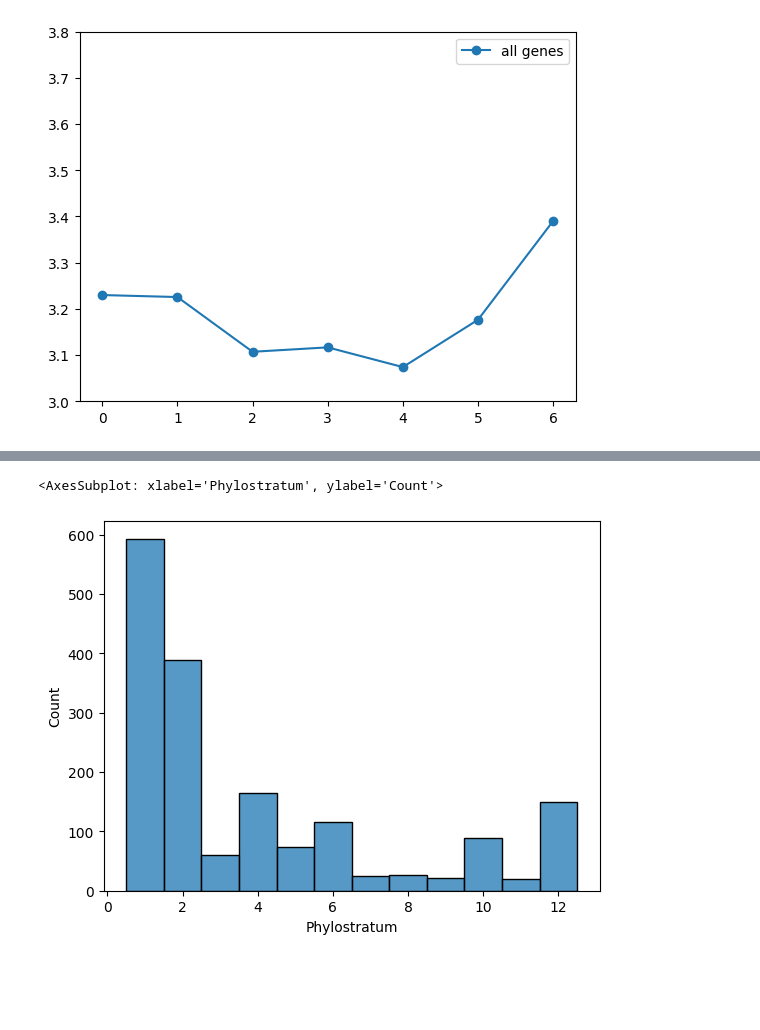
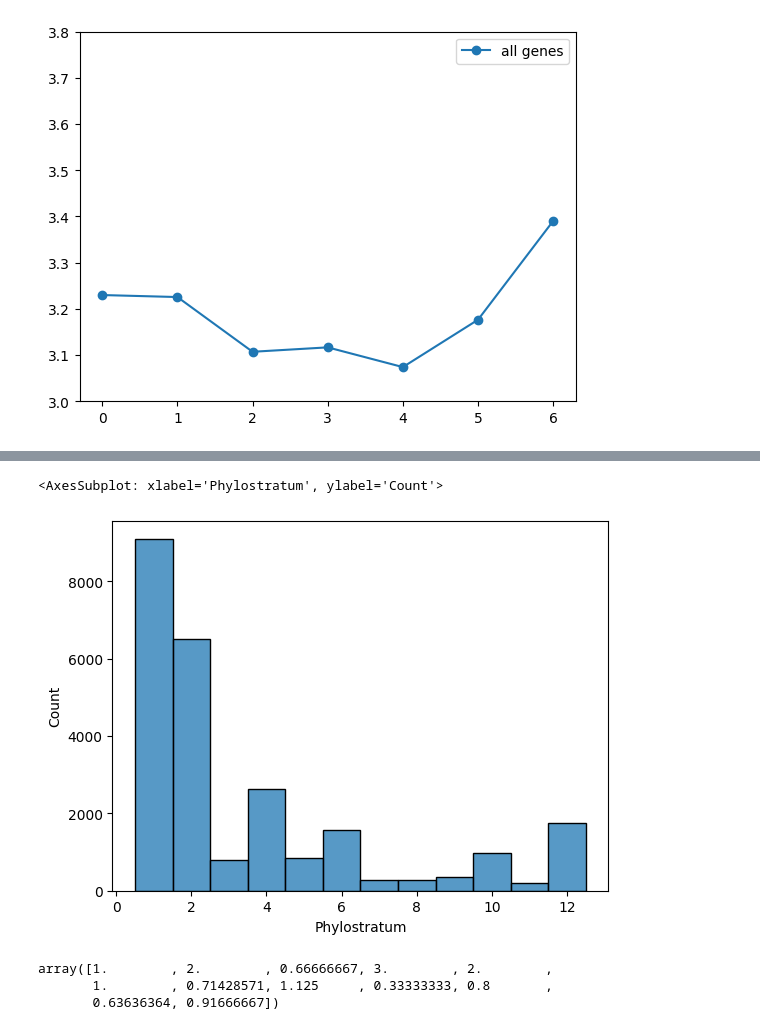
Before and after one commit to lavakin/ga_for_hourglass, a Jupyter notebook: pyGAD_implementation.ipynb, the cells around one changed output, grey strips where cells are left out. Cells and saved outputs as stored; diff of their text form; code cells hidden in the pictures; blank space fills up the shorter version.

```diff
--- a/pyGAD_implementation.ipynb
+++ b/pyGAD_implementation.ipynb
@@ -194,5 +176,5 @@ display(removed_genes)
 # %%
-sns.histplot(data=removed_genes, x="Phylostratum",discrete=True)
+sns.histplot(data=arr,x="Phylostratum",discrete=True)
 # %% [output]
 <AxesSubplot: xlabel='Phylostratum', ylabel='Count'>
-[figure, old version]
+[figure, new version]
@@ -198,0 +183,6 @@ sns.histplot(data=removed_genes, x="Phylostratum",discrete=True)
+# %%
+dff
+# %% [output]
+array([1.        , 2.        , 0.66666667, 3.        , 2.        ,
+       1.        , 0.71428571, 1.125     , 0.33333333, 0.8       ,
+       0.63636364, 0.91666667])
```
Also changed, not shown: parts of 24 cells of this notebook.
